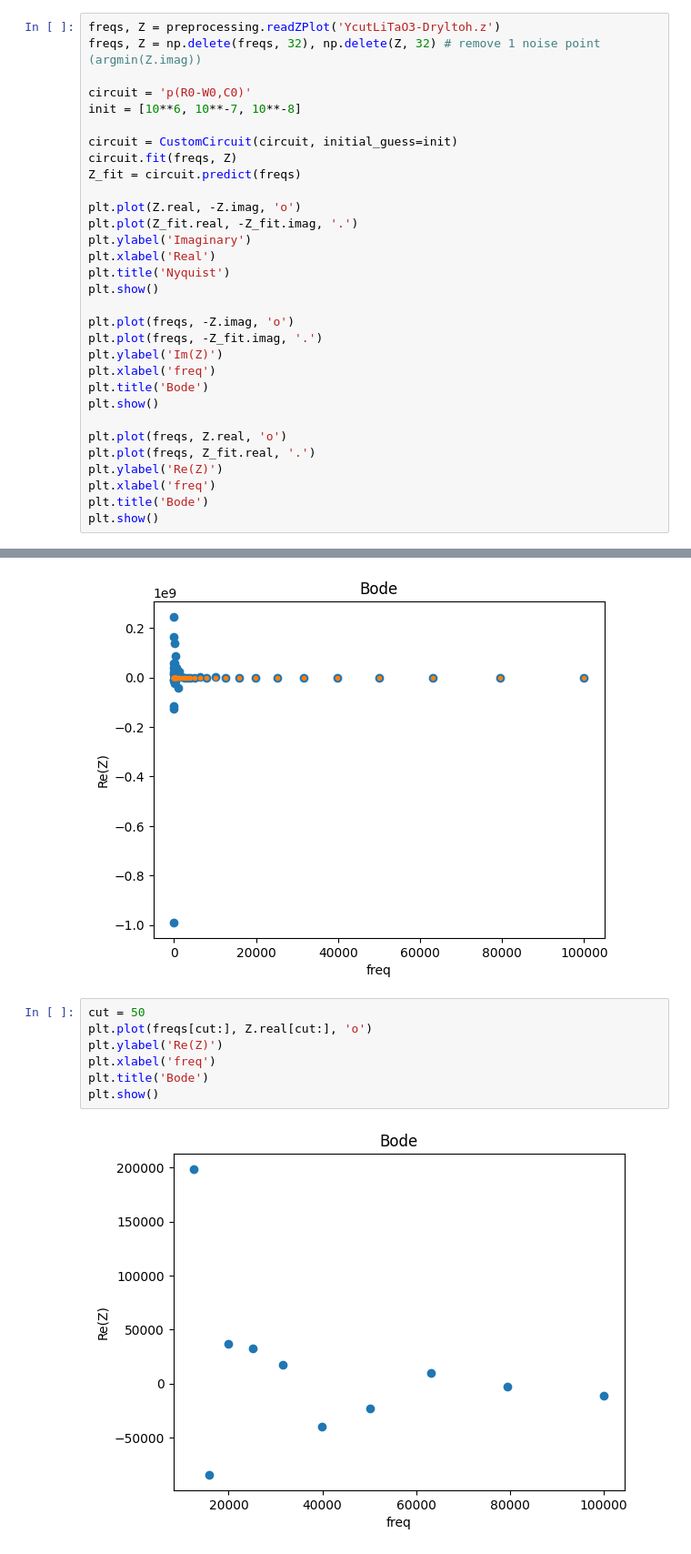
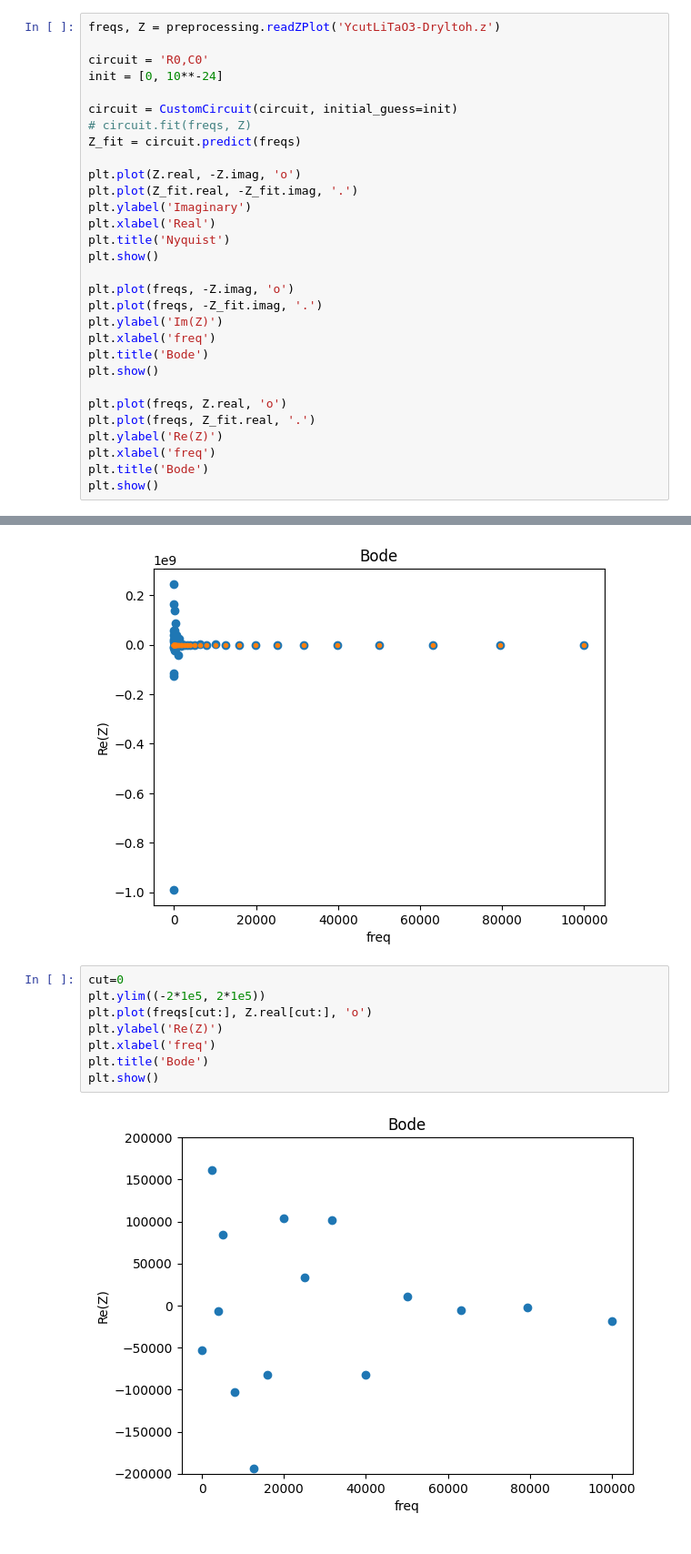
Before and after one commit to beepmo/gator, a Jupyter notebook: data/07-18/litao3_dryEIS_ycut.ipynb, the cells around one changed output, grey strips where cells are left out. Shown at 91% size. Cells and saved outputs as stored; diff of their text form.

```diff
--- a/data/07-18/litao3_dryEIS_ycut.ipynb
+++ b/data/07-18/litao3_dryEIS_ycut.ipynb
@@ -105,12 +88,11 @@ freqs.shape
 # %%
 freqs, Z = preprocessing.readZPlot('YcutLiTaO3-Dryltoh.z')
-freqs, Z = np.delete(freqs, 32), np.delete(Z, 32) # remove 1 noise point (argmin(Z.imag))
 
-circuit = 'p(R0-W0,C0)'
-init = [10**6, 10**-7, 10**-8]
+circuit = 'R0,C0'
+init = [0, 10**-24]
 
 circuit = CustomCircuit(circuit, initial_guess=init)
-circuit.fit(freqs, Z)
+# circuit.fit(freqs, Z)
 Z_fit = circuit.predict(freqs)
 
 plt.plot(Z.real, -Z.imag, 'o')
@@ -138,11 +120,12 @@ plt.show()
 [figure]
 [figure]
 # %%
-cut = 50
+cut=0
+plt.ylim((-2*1e5, 2*1e5))
 plt.plot(freqs[cut:], Z.real[cut:], 'o')
 plt.ylabel('Re(Z)')
 plt.xlabel('freq')
 plt.title('Bode')
 plt.show()
 # %% [output]
-[figure, old version]
+[figure, new version]
```
Also changed, not shown: parts of 6 cells of this notebook.
